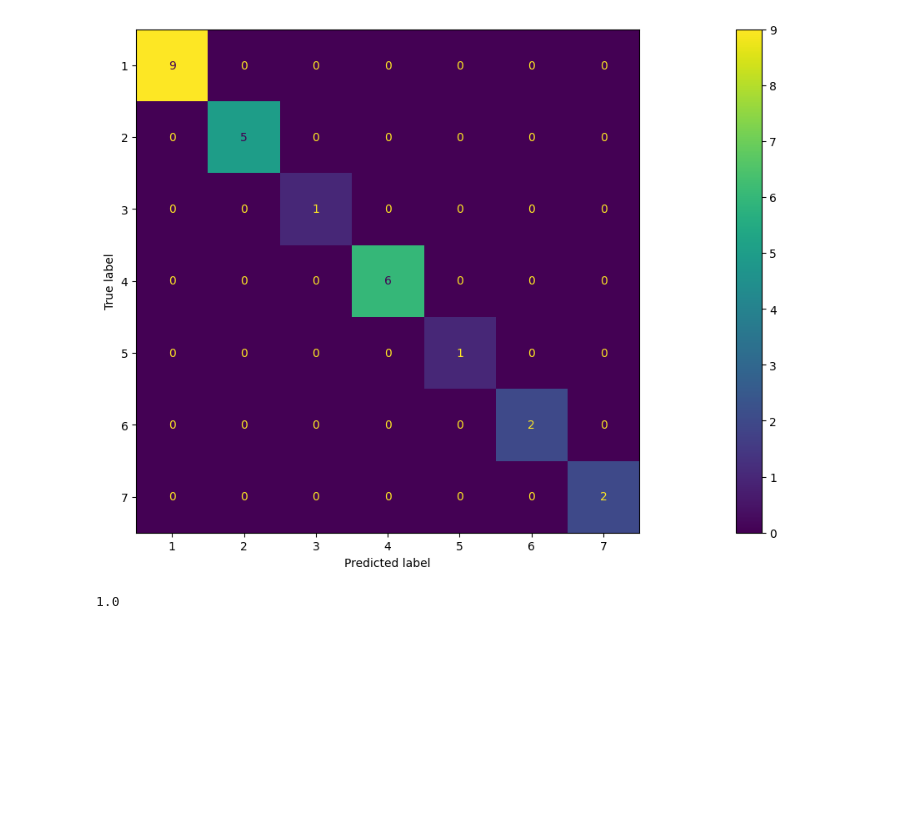
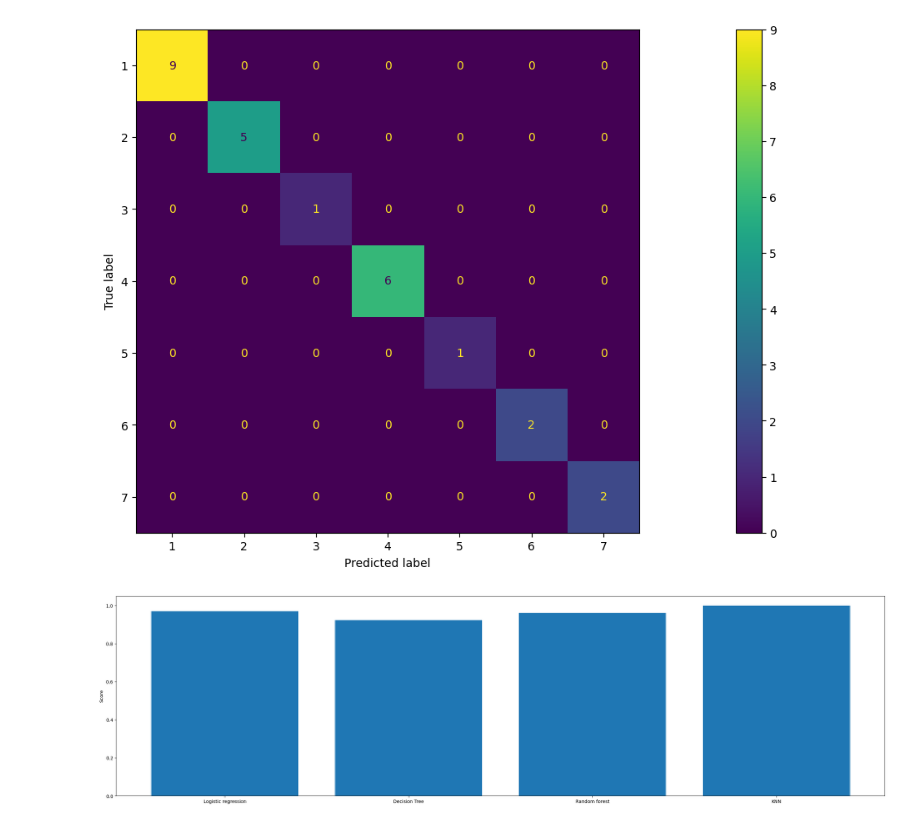
Before and after one commit to khalld/animals-zoo-classification, a Jupyter notebook: code.ipynb, the cells around one changed output. Cells and saved outputs as stored; diff of their text form; code cells hidden in the pictures; blank space fills up the shorter version.

```diff
--- a/code.ipynb
+++ b/code.ipynb
@@ -246,12 +246,14 @@ plot_confusion_matrix(knn_model, X_test, y_test.values)
 plt.show()
 # %% [output]
 [figure]
-# %%
-knn_score
-dt_score
-lr_score
-rf_score
-
-plt.bar
-# %% [output]
-1.0
+# %%
+x = np.arange(4)
+
+scores = np.array([ lr_score, dt_score, rf_score, knn_score ])
+
+plt.bar(x, scores)
+plt.xticks(x, ('Logistic regression', 'Decision Tree', 'Random forest', 'KNN'))
+plt.ylabel(ylabel='Score')
+plt.show()
+# %% [output]
+[figure, added]
```
Also changed, not shown: parts of 2 cells of this notebook.
